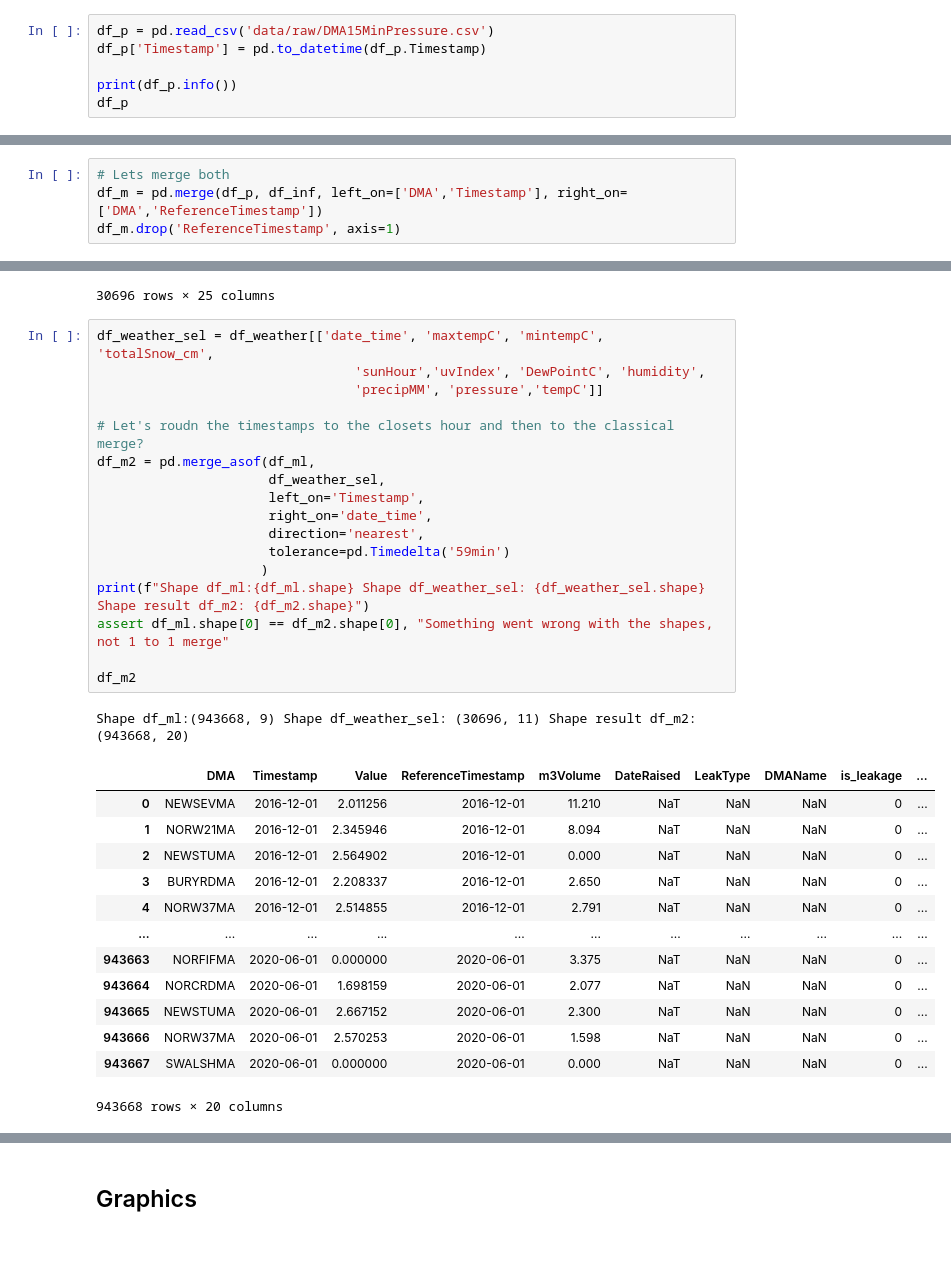
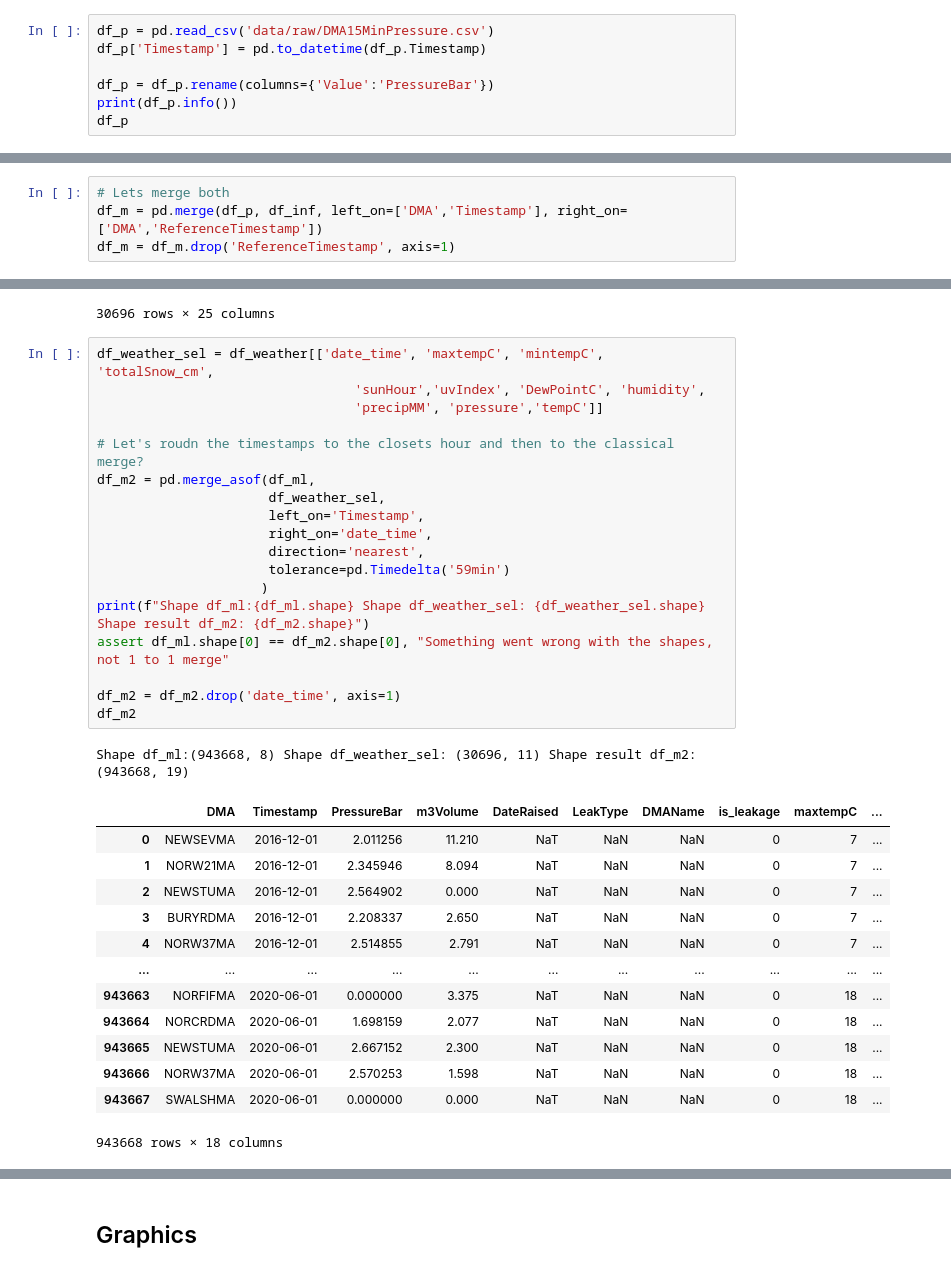
Before and after one commit to StorWater/StorWater_POC, a Jupyter notebook: notebooks/02-jsg-AW_data_exploration.ipynb, the cells around one changed output, grey strips where cells are left out. Cells and saved outputs as stored; diff of their text form.

```diff
--- a/notebooks/02-jsg-AW_data_exploration.ipynb
+++ b/notebooks/02-jsg-AW_data_exploration.ipynb
@@ -76,6 +76,7 @@ On the features side, we need to align:
 df_p = pd.read_csv('data/raw/DMA15MinPressure.csv')
 df_p['Timestamp'] = pd.to_datetime(df_p.Timestamp)
 
+df_p = df_p.rename(columns={'Value':'PressureBar'})
 print(df_p.info())
 df_p
 # %% [output]
@@ -137,4 +138,4 @@ None
 # %%
 # Lets merge both
 df_m = pd.merge(df_p, df_inf, left_on=['DMA','Timestamp'], right_on=['DMA','ReferenceTimestamp'])
-df_m.drop('ReferenceTimestamp', axis=1)
+df_m = df_m.drop('ReferenceTimestamp', axis=1)
@@ -230,32 +217,33 @@ Index(['date_time', 'maxtempC', 'mintempC', 'totalSnow_cm', 'sunHour',
 # %%
 df_weather_sel = df_weather[['date_time', 'maxtempC', 'mintempC', 'totalSnow_cm',
                                  'sunHour','uvIndex', 'DewPointC', 'humidity',
                                  'precipMM', 'pressure','tempC']]
 
 # Let's roudn the timestamps to the closets hour and then to the classical merge?
 df_m2 = pd.merge_asof(df_ml,
                       df_weather_sel,
                       left_on='Timestamp',
                       right_on='date_time',
                       direction='nearest',
                       tolerance=pd.Timedelta('59min')
                      )
 print(f"Shape df_ml:{df_ml.shape} Shape df_weather_sel: {df_weather_sel.shape} Shape result df_m2: {df_m2.shape}")
 assert df_ml.shape[0] == df_m2.shape[0], "Something went wrong with the shapes, not 1 to 1 merge"
 
+df_m2 = df_m2.drop('date_time', axis=1)
 df_m2
 # %% [output]
-Shape df_ml:(943668, 9) Shape df_weather_sel: (30696, 11) Shape result df_m2: (943668, 20)
+Shape df_ml:(943668, 8) Shape df_weather_sel: (30696, 11) Shape result df_m2: (943668, 19)
-|  | DMA | Timestamp | Value | ReferenceTimestamp | m3Volume | DateRaised | LeakType | DMAName | is_leakage | ... |
-| 0 | NEWSEVMA | 2016-12-01 | 2.011256 | 2016-12-01 | 11.210 | NaT | NaN | NaN | 0 | ... |
-| 1 | NORW21MA | 2016-12-01 | 2.345946 | 2016-12-01 | 8.094 | NaT | NaN | NaN | 0 | ... |
-| 2 | NEWSTUMA | 2016-12-01 | 2.564902 | 2016-12-01 | 0.000 | NaT | NaN | NaN | 0 | ... |
-| 3 | BURYRDMA | 2016-12-01 | 2.208337 | 2016-12-01 | 2.650 | NaT | NaN | NaN | 0 | ... |
-| 4 | NORW37MA | 2016-12-01 | 2.514855 | 2016-12-01 | 2.791 | NaT | NaN | NaN | 0 | ... |
+|  | DMA | Timestamp | PressureBar | m3Volume | DateRaised | LeakType | DMAName | is_leakage | maxtempC | ... |
+| 0 | NEWSEVMA | 2016-12-01 | 2.011256 | 11.210 | NaT | NaN | NaN | 0 | 7 | ... |
+| 1 | NORW21MA | 2016-12-01 | 2.345946 | 8.094 | NaT | NaN | NaN | 0 | 7 | ... |
+| 2 | NEWSTUMA | 2016-12-01 | 2.564902 | 0.000 | NaT | NaN | NaN | 0 | 7 | ... |
+| 3 | BURYRDMA | 2016-12-01 | 2.208337 | 2.650 | NaT | NaN | NaN | 0 | 7 | ... |
+| 4 | NORW37MA | 2016-12-01 | 2.514855 | 2.791 | NaT | NaN | NaN | 0 | 7 | ... |
 | ... | ... | ... | ... | ... | ... | ... | ... | ... | ... | ... |
-| 943663 | NORFIFMA | 2020-06-01 | 0.000000 | 2020-06-01 | 3.375 | NaT | NaN | NaN | 0 | ... |
-| 943664 | NORCRDMA | 2020-06-01 | 1.698159 | 2020-06-01 | 2.077 | NaT | NaN | NaN | 0 | ... |
-| 943665 | NEWSTUMA | 2020-06-01 | 2.667152 | 2020-06-01 | 2.300 | NaT | NaN | NaN | 0 | ... |
-| 943666 | NORW37MA | 2020-06-01 | 2.570253 | 2020-06-01 | 1.598 | NaT | NaN | NaN | 0 | ... |
-| 943667 | SWALSHMA | 2020-06-01 | 0.000000 | 2020-06-01 | 0.000 | NaT | NaN | NaN | 0 | ... |
+| 943663 | NORFIFMA | 2020-06-01 | 0.000000 | 3.375 | NaT | NaN | NaN | 0 | 18 | ... |
+| 943664 | NORCRDMA | 2020-06-01 | 1.698159 | 2.077 | NaT | NaN | NaN | 0 | 18 | ... |
+| 943665 | NEWSTUMA | 2020-06-01 | 2.667152 | 2.300 | NaT | NaN | NaN | 0 | 18 | ... |
+| 943666 | NORW37MA | 2020-06-01 | 2.570253 | 1.598 | NaT | NaN | NaN | 0 | 18 | ... |
+| 943667 | SWALSHMA | 2020-06-01 | 0.000000 | 0.000 | NaT | NaN | NaN | 0 | 18 | ... |
-943668 rows × 20 columns
+943668 rows × 18 columns
```
Also changed, not shown: parts of 9 cells of this notebook, 1 other file.
